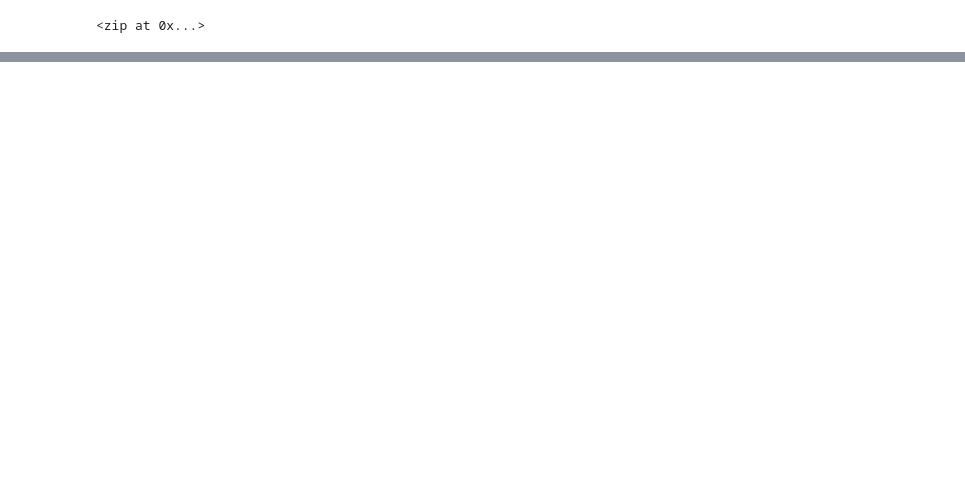
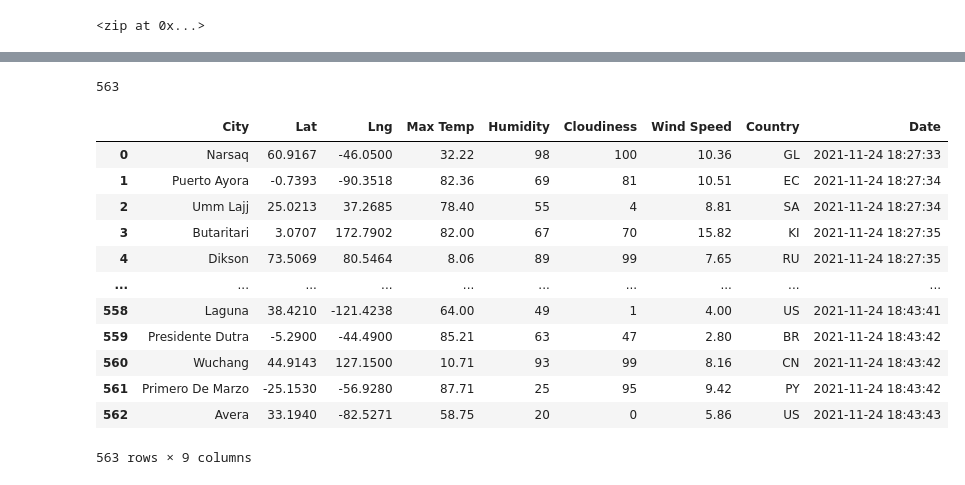
Before and after one commit to Tsoggy/World_Weather_Analysis, a Jupyter notebook: WeatherPy.ipynb, the cells around one changed output, grey strips where cells are left out. Cells and saved outputs as stored; diff of their text form; code cells hidden in the pictures; blank space fills up the shorter version.

Commit message:
updating gitignore and weatherpy

```diff
--- a/WeatherPy.ipynb
+++ b/WeatherPy.ipynb
@@ -32,0 +43,15 @@ len(cities)
+# %%
+# Create an empty list
+city_data = []
+# %%
+# Access the Weather API
+# Starting URL for Weather Map API Call.
+url = "http://api.openweathermap.org/data/2.5/weather?units=Imperial&APPID=" + weather_api_key
+# %%
+# Print the beginning of the logging
+print("Beginning Data Retrieval")
+print("------------------------")
+
+# Create counters
+record_count = 1
+set_count = 1
@@ -32,0 +144,21 @@ len(cities)
+# %%
+len(city_data)
+# %% [output]
+563
+# %%
+city_data_df = pd.DataFrame(city_data)
+city_data_df
+# %% [output]
+|  | City | Lat | Lng | Max Temp | Humidity | Cloudiness | Wind Speed | Country | Date |
+| 0 | Narsaq | 60.9167 | -46.0500 | 32.22 | 98 | 100 | 10.36 | GL | 2021-11-24 18:27:33 |
+| 1 | Puerto Ayora | -0.7393 | -90.3518 | 82.36 | 69 | 81 | 10.51 | EC | 2021-11-24 18:27:34 |
+| 2 | Umm Lajj | 25.0213 | 37.2685 | 78.40 | 55 | 4 | 8.81 | SA | 2021-11-24 18:27:34 |
+| 3 | Butaritari | 3.0707 | 172.7902 | 82.00 | 67 | 70 | 15.82 | KI | 2021-11-24 18:27:35 |
+| 4 | Dikson | 73.5069 | 80.5464 | 8.06 | 89 | 99 | 7.65 | RU | 2021-11-24 18:27:35 |
+| ... | ... | ... | ... | ... | ... | ... | ... | ... | ... |
+| 558 | Laguna | 38.4210 | -121.4238 | 64.00 | 49 | 1 | 4.00 | US | 2021-11-24 18:43:41 |
+| 559 | Presidente Dutra | -5.2900 | -44.4900 | 85.21 | 63 | 47 | 2.80 | BR | 2021-11-24 18:43:42 |
+| 560 | Wuchang | 44.9143 | 127.1500 | 10.71 | 93 | 99 | 8.16 | CN | 2021-11-24 18:43:42 |
+| 561 | Primero De Marzo | -25.1530 | -56.9280 | 87.71 | 25 | 95 | 9.42 | PY | 2021-11-24 18:43:42 |
+| 562 | Avera | 33.1940 | -82.5271 | 58.75 | 20 | 0 | 5.86 | US | 2021-11-24 18:43:43 |
+563 rows × 9 columns
```
Also changed, not shown: parts of 10 cells of this notebook, 1 other file.
